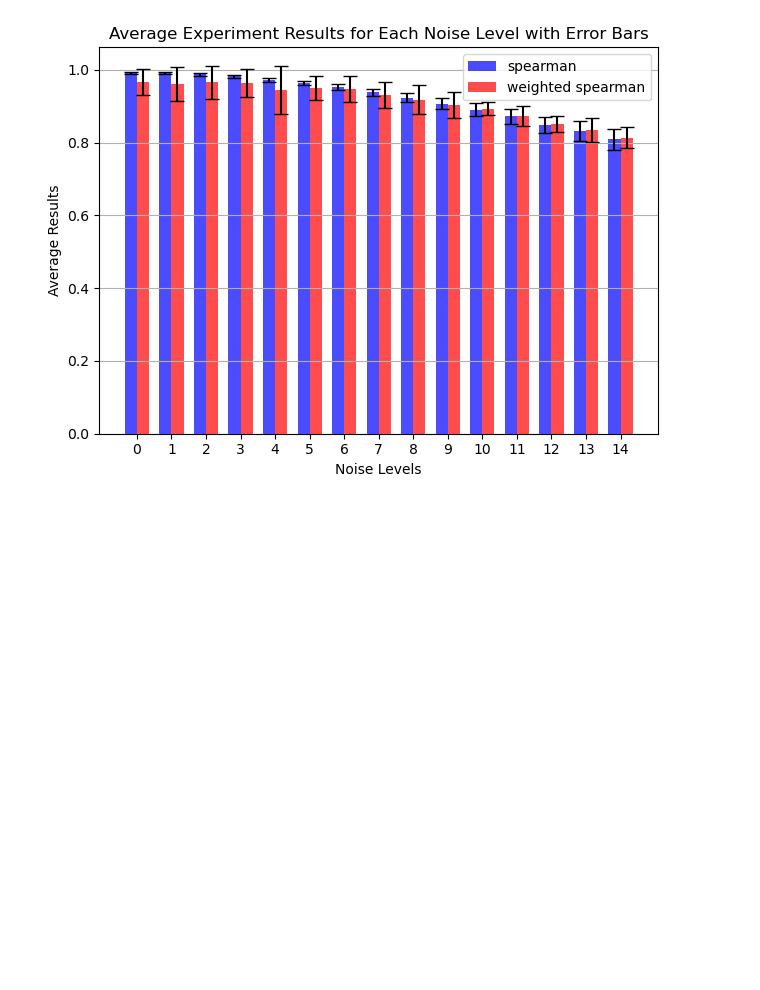
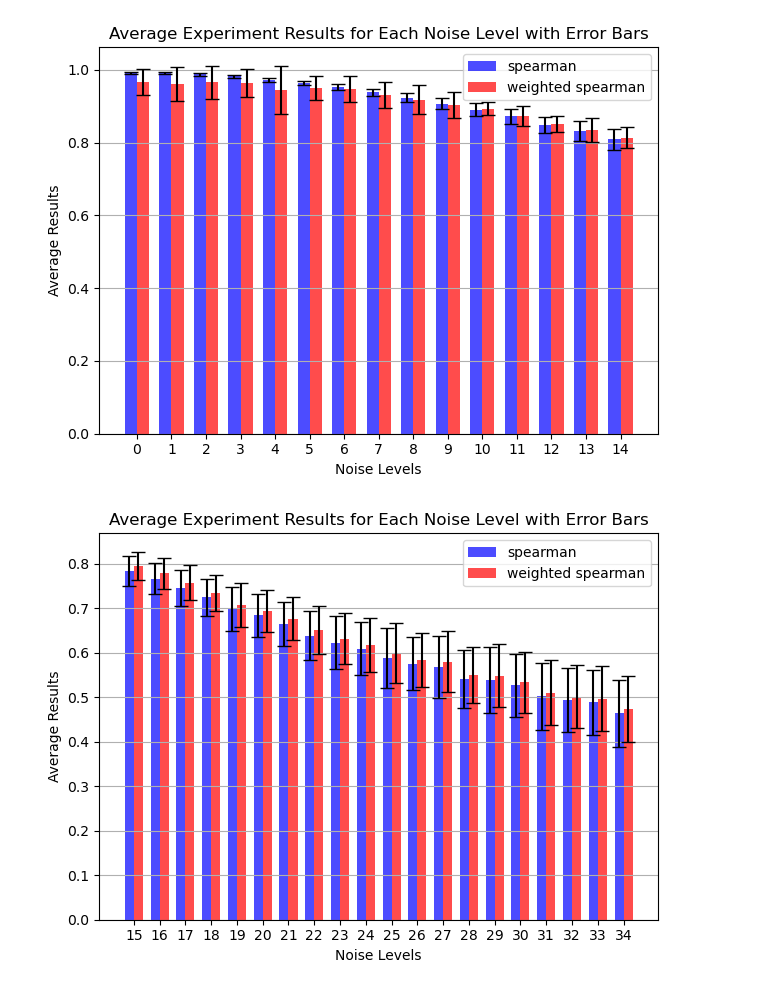
Before and after one commit to haolu123/CT_images, a Jupyter notebook: toy_test.ipynb, the cells around one changed output. Drawn from its saved outputs; the diff is of its cells as text; code cells hidden in the pictures; blank space fills up the shorter version.

```diff
--- a/toy_test.ipynb
+++ b/toy_test.ipynb
@@ -242,7 +248,7 @@ for sigma in range(0, noise_level):
         # pred is random numbers with normal distribution, total data_width
         pred = torch.randn(1,data_width)
 
-        pred = torch.randint(0, 10, (1,data_width)) + 0.5 * torch.rand((1,data_width))
+        # pred = torch.randint(0, 10, (1,data_width)) + 0.5 * torch.rand((1,data_width))
 
         pred.requires_grad = True
         age_sort = torch.sort(age, dim=1, descending=False)[0]
@@ -435,3 +441,33 @@ plt.legend()
 
 plt.tight_layout()
 plt.show()
+# %%
+import matplotlib.pyplot as plt
+
+# Noise levels (could be actual noise values if available)
+noise_levels = np.arange(noise_level) + min_noise
+
+# Bar width and shifted positions
+bar_width = 0.35
+positions1 = noise_levels  - bar_width/2
+positions2 = noise_levels  + bar_width/2
+
+# Plot for matrix1
+plt.bar(positions1, mean_values_spearman_vs_test, bar_width, yerr=std_values_spearman_vs_test, align='center',
+        alpha=0.7, capsize=5, color='blue', label='spearman')
+
+# Plot for matrix2
+plt.bar(positions2, mean_values_weighted_spearman_vs_test, bar_width, yerr=std_values_weighted_spearman_vs_test, align='center',
+        alpha=0.7, capsize=5, color='red', label='weighted spearman')
+
+plt.xlabel('Noise Levels')
+plt.ylabel('Average Results')
+plt.title('Average Experiment Results for Each Noise Level with Error Bars')
+plt.xticks(noise_levels)  # Set the tick labels as the noise levels
+plt.grid(axis='y')
+plt.legend()
+
+plt.tight_layout()
+plt.show()
+# %% [output]
+[figure, added]
```
Also changed, not shown: parts of 3 cells of this notebook, 1 other file.
